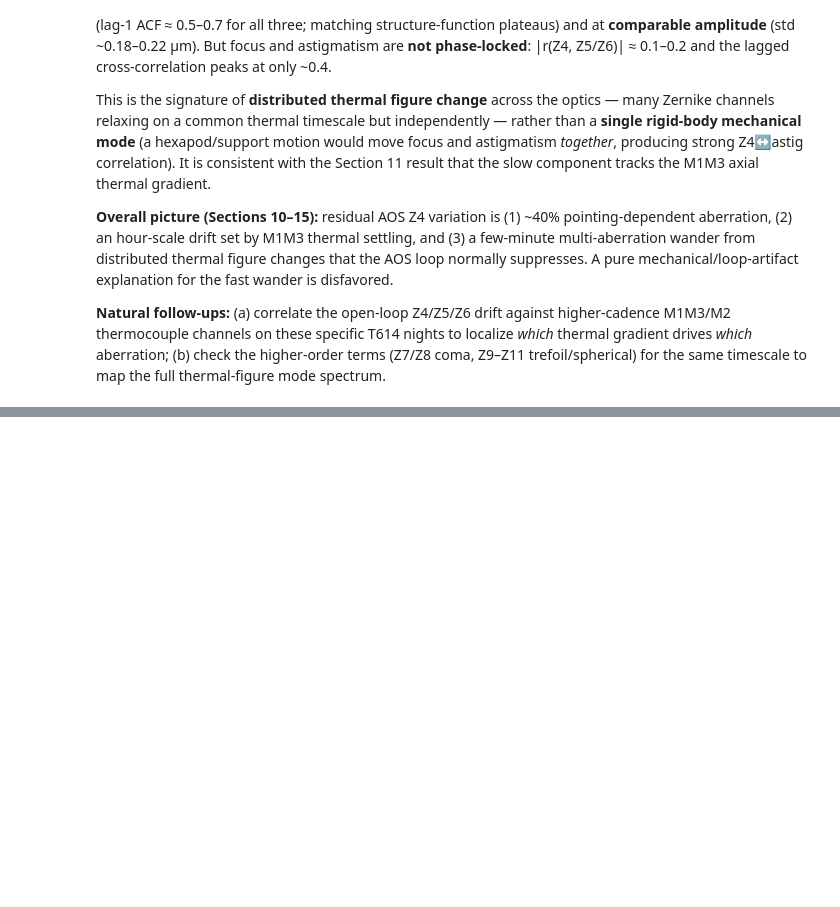
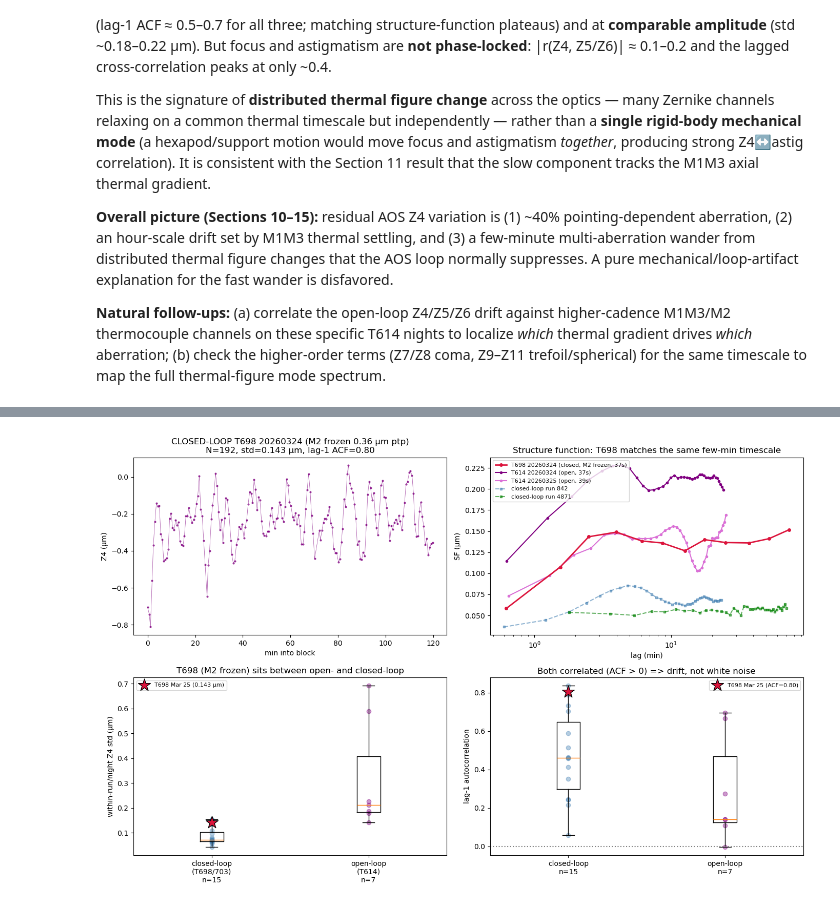
Before and after one commit to bstalder/notebooks, a Jupyter notebook: earlyoperations/optical_psf/MTAOS_Z4_Focus_Trends.ipynb, the cells around one changed output, grey strips where cells are left out. Cells and saved outputs as stored; diff of their text form; code cells hidden in the pictures; blank space fills up the shorter version.

```diff
--- a/earlyoperations/optical_psf/MTAOS_Z4_Focus_Trends.ipynb
+++ b/earlyoperations/optical_psf/MTAOS_Z4_Focus_Trends.ipynb
@@ -1954,0 +2066,89 @@ trefoil/spherical) for the same timescale to map the full thermal-figure mode sp
+# %%
+if "pv698" not in globals():
+    print("Run the cell above first (needs pv698).")
+else:
+    # Mirror Section 14's 4-panel layout, with the M2-frozen closed-loop T698 block
+    # shown against the open-loop (T614) and closed-loop (T698/T703) populations.
+    fig, axs = plt.subplots(2, 2, figsize=(14, 9))
+
+    _z698 = pv698["z4_mean"].values
+    _t698 = (pv698["ts"] - pv698["ts"].min()).dt.total_seconds().values
+    _cad698 = np.median(np.diff(_t698))
+
+    def _acf1(y):
+        y = y[np.isfinite(y)]; y = y - y.mean()
+        return np.sum(y[1:] * y[:-1]) / np.sum(y * y)
+
+    _std698 = np.nanstd(_z698); _a698 = _acf1(_z698)
+
+    # (a) Z4 time series for the T698 block (same style as Section 14 (a), purple).
+    ax = axs[0, 0]
+    _ti = _t698 / 60
+    ax.plot(_ti, _z698, ".-", ms=4, lw=0.5, color="purple", alpha=0.7)
+    ax.set_title(f"CLOSED-LOOP T698 20260324 (M2 frozen {np.ptp(pv698['m2_focus']):.2f} µm ptp)\n"
+                 f"N={len(_z698)}, std={_std698:.3f} µm, lag-1 ACF={_a698:.2f}")
+    ax.set_xlabel("min into block"); ax.set_ylabel("Z4 (µm)")
+
+    # (b) Structure functions: T698 (closed, M2 frozen) vs T614 (open) vs closed-loop runs.
+    ax = axs[0, 1]
+    ax.plot(sf698["lag_s"] / 60, sf698["rms_um"], "-o", ms=4, color="crimson", lw=2,
+            label=f"T698 20260324 (closed, M2 frozen, {_cad698:.0f}s)", zorder=5)
+    if "pv614" in globals() and "df_t614" in globals() and not df_t614.empty:
+        for _day, _col in zip(df_t614.nlargest(2, "N")["day_obs"], ["purple", "orchid"]):
+            _gg = pv614[pv614["day_obs"] == _day].sort_values("ts")
+            _t = (_gg["ts"] - _gg["ts"].min()).dt.total_seconds().values
+            _y = _gg["z4_mean"].values; _m = np.isfinite(_y); _t, _y = _t[_m], _y[_m]
+            _cad = np.median(np.diff(_t)); _lags = range(1, min(40, len(_y) // 3))
+            _sf = [np.sqrt(np.mean((_y[k:] - _y[:-k]) ** 2)) / np.sqrt(2) for k in _lags]
+            ax.plot([_cad * k / 60 for k in _lags], _sf, "-o", ms=3, color=_col,
+                    label=f"T614 {_day} (open, {_cad:.0f}s)")
+    if "df_fix" in globals():
+        for _rid, _col in [(842, "steelblue"), (4871, "green")]:
+            _gg = df_fix[df_fix["run"] == _rid].sort_values("obs_start")
+            if _gg.empty:
+                continue
+            _t = (_gg["obs_start"] - _gg["obs_start"].min()).dt.total_seconds().values
+            _y = _gg["z4_mean"].values; _m = np.isfinite(_y); _t, _y = _t[_m], _y[_m]
+            _cad = np.median(np.diff(_t)); _lags = range(1, min(40, len(_y) // 3))
+            _sf = [np.sqrt(np.mean((_y[k:] - _y[:-k]) ** 2)) / np.sqrt(2) for k in _lags]
+            ax.plot([_cad * k / 60 for k in _lags], _sf, "--s", ms=3, color=_col, alpha=0.6,
+                    label=f"closed-loop run {_rid}")
+    ax.set_xscale("log"); ax.set_xlabel("lag (min)"); ax.set_ylabel("SF (µm)")
+    ax.set_title("Structure function: T698 matches the same few-min timescale")
+    ax.legend(fontsize=8)
+
+    # (c) within-run/night Z4 std: closed-loop vs open-loop, with the T698 block marked.
+    ax = axs[1, 0]
+    _cl = df_drift["raw_std"].tolist() if "df_drift" in globals() else []
+    _ol = df_t614["z4_std"].tolist() if "df_t614" in globals() else []
+    ax.boxplot([_cl, _ol], tick_labels=[f"closed-loop\n(T698/703)\nn={len(_cl)}",
+                                        f"open-loop\n(T614)\nn={len(_ol)}"])
+    ax.scatter(np.ones(len(_cl)), _cl, alpha=0.4, color="steelblue")
+    ax.scatter(np.ones(len(_ol)) * 2, _ol, alpha=0.4, color="purple")
+    ax.scatter([1], [_std698], marker="*", s=320, color="crimson", zorder=5, edgecolor="k",
+               label=f"T698 Mar 25 ({_std698:.3f} µm)")
+    ax.set_ylabel("within-run/night Z4 std (µm)")
+    ax.set_title("T698 (M2 frozen) sits between open- and closed-loop")
+    ax.legend(fontsize=8)
+
+    # (d) lag-1 ACF: closed-loop vs open-loop, with the T698 block marked.
+    ax = axs[1, 1]
+    _cla = df_drift["lag1_acf"].dropna().tolist() if "df_drift" in globals() else []
+    _ola = df_t614["lag1_acf"].dropna().tolist() if "df_t614" in globals() else []
+    ax.boxplot([_cla, _ola], tick_labels=[f"closed-loop\nn={len(_cla)}",
+                                          f"open-loop\nn={len(_ola)}"])
+    ax.scatter(np.ones(len(_cla)), _cla, alpha=0.4, color="steelblue")
+    ax.scatter(np.ones(len(_ola)) * 2, _ola, alpha=0.4, color="purple")
+    ax.scatter([1], [_a698], marker="*", s=320, color="crimson", zorder=5, edgecolor="k",
+               label=f"T698 Mar 25 (ACF={_a698:.2f})")
+    ax.axhline(0, color="gray", ls=":")
+    ax.set_ylabel("lag-1 autocorrelation")
+    ax.set_title("Both correlated (ACF > 0) => drift, not white noise")
+    ax.legend(fontsize=8)
+
+    plt.tight_layout()
+    plt.savefig("z4_t698_mar25_closedloop.png", dpi=120, bbox_inches="tight")
+    plt.show()
+    print("Saved z4_t698_mar25_closedloop.png")
+# %% [output]
+[figure, added]
```
Also changed, not shown: parts of 5 cells of this notebook, 2 other files.
